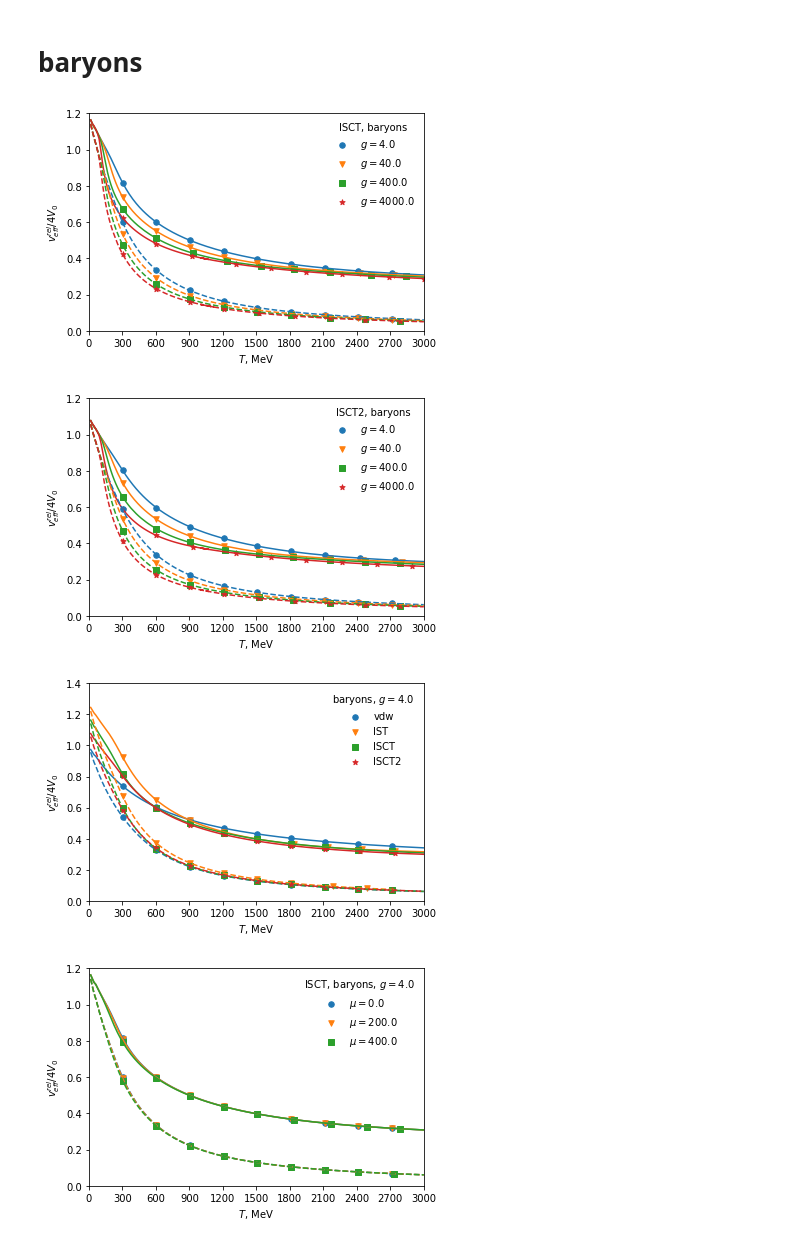
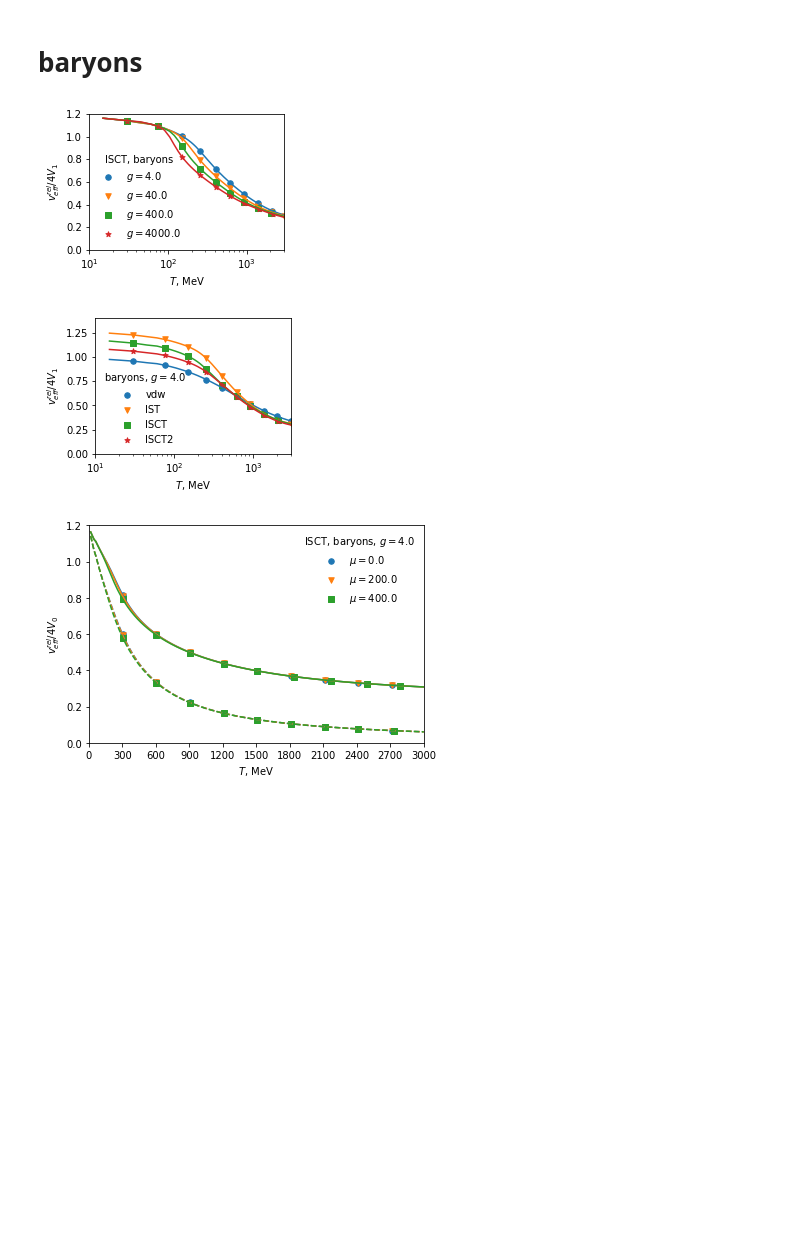
Before and after one commit to NazyS/relativistic-ISCT-EoS, a Jupyter notebook: v_ratio_visual.ipynb, the cells around one changed output. Drawn from its saved outputs; the diff is of its cells as text; code cells hidden in the pictures; blank space fills up the shorter version.

Commit message:
improved scales, fonts and log axis

```diff
--- a/v_ratio_visual.ipynb
+++ b/v_ratio_visual.ipynb
@@ -14,7 +14,8 @@ from eos.relativistic_ISCT import Relativistic_ISCT
 labels = ['vdw', 'IST', 'ISCT', 'ISCT2']
 
 data_folder = 'cs_sq_fulldata'
-plot_dir = 'visualization/plots/second_batch_with_antibar'
+# plot_dir = 'visualization/plots/second_batch_with_antibar'
+plot_dir = 'visualization/plots/no_b_1_plots_for_ICNFP'
 # %%
 def get_df():
     # reading main data file
@@ -41,9 +42,11 @@ def get_savepath():
     return os.path.join(plot_folder, plot_file)
 
 def make_axis_labels():
-    plt.xticks(np.arange(0,3001,300))
+    # plt.xticks(np.arange(0,3001,300))
+    plt.xscale('log')
+
     plt.xlabel('$T$, MeV')
-    plt.ylabel('$v_{eff}^{rel}/4V_0$')
+    plt.ylabel('$v_{eff}^{rel}/4V_1$')
 
 def plotting(main_linestyle, curve_label=None, s=30):
     df = get_df()
@@ -64,11 +67,11 @@ def plotting(main_linestyle, curve_label=None, s=30):
     plt.plot( T_data, v_data, linestyle=main_linestyle)
     plt.scatter(*evenly_spaced_data(T_data, v_data), marker=next(markers), label=curve_label, s=s)
 # %%
-saving = False
+saving = True
 cleaning = True
 
 selected_only = True
-selected_plots_dir = 'selected'
+selected_plots_dir = 'bigger_font'
 # %% [markdown]
 # baryons
 # %%
@@ -81,42 +84,42 @@ particle_type = 'baryons'
 mu = 0.
 R = 0.39
 
-selected_eos = ['ISCT', 'ISCT2']
+selected_eos = ['ISCT', ]
 
+plt.figure(figsize=(3.5,2.5))
 for label in labels:
 
     # plotting only selected eos
     if selected_only:
         if label not in selected_eos:
             continue
 
     b = 1.
     for g in g_array:
         plotting('-', curve_label=f'$g={g}$')
 
     plt.gca().set_prop_cycle(None)
 
-    b = 0.
-    for g in g_array:
-        plotting('--')
+    # b = 0.
+    # for g in g_array:
+    #     plotting('--')
 
-    plt.xlim(0, 3e3)
+    plt.xlim(10, 3e3)
     plt.ylim(0, 1.2)
 
     make_axis_labels()
 
     plt.legend(frameon=False, title=f'{label}, {particle_type}')
 
     plot_folder = get_plot_folder('diff_g')
     plot_file = f'vratio_of_T_{particle_type}_{label}_R_{R}_mu_{mu}_.pdf'
     savepath = get_savepath()
     if saving:
-        plt.savefig(savepath)
+        plt.savefig(savepath, bbox_inches='tight')
 
     plt.show()
 # %% [output]
-[figure, old version]
+[figure, new version]
-[figure, removed]
 # %%
 # plots for different eos
 g_array = [4., 40.,400.,4000.]
@@ -128,6 +131,8 @@ mu = 0.
 R = 0.39
 
 selected_g = [4.]
+
+plt.figure(figsize=(3.5,2.5))
 
 for g in g_array:
 
@@ -142,12 +147,12 @@ for g in g_array:
 
     plt.gca().set_prop_cycle(None)
 
-    b = 0.
-    for label in labels:
-        plotting('--')
+    # b = 0.
+    # for label in labels:
+    #     plotting('--')
 
 
-    plt.xlim(0, 3e3)
+    plt.xlim(10, 3e3)
     plt.ylim(0, 1.4)
 
     make_axis_labels()
@@ -158,11 +163,11 @@ for g in g_array:
     plot_file = f'vratio_of_T_{particle_type}_g_{g}_R_{R}_mu_{mu}_.pdf'
     savepath = get_savepath()
     if saving:
-        plt.savefig(savepath)
+        plt.savefig(savepath, bbox_inches='tight')
 
     plt.show()
 # %% [output]
-[figure, old version]
+[figure, new version]
 # %%
 # plots for different mu
 g_array = [4., 4000.]
```
Also changed, not shown: parts of 5 cells of this notebook.
